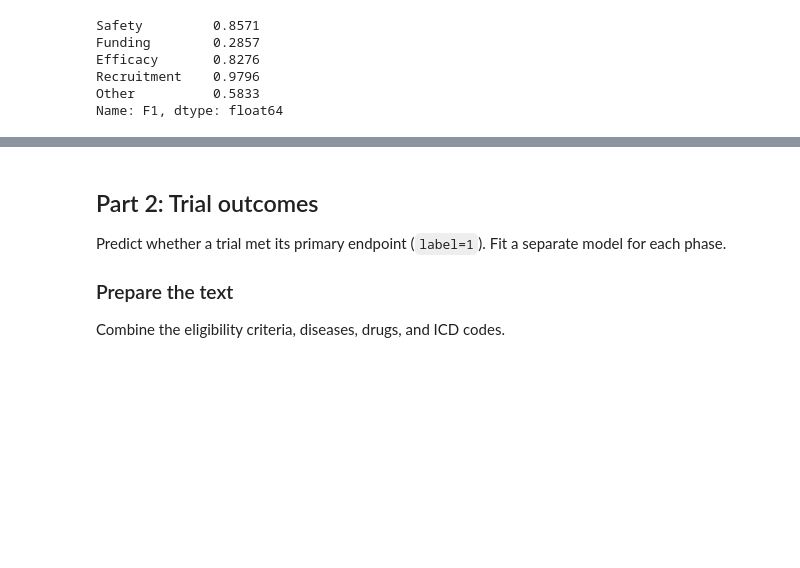
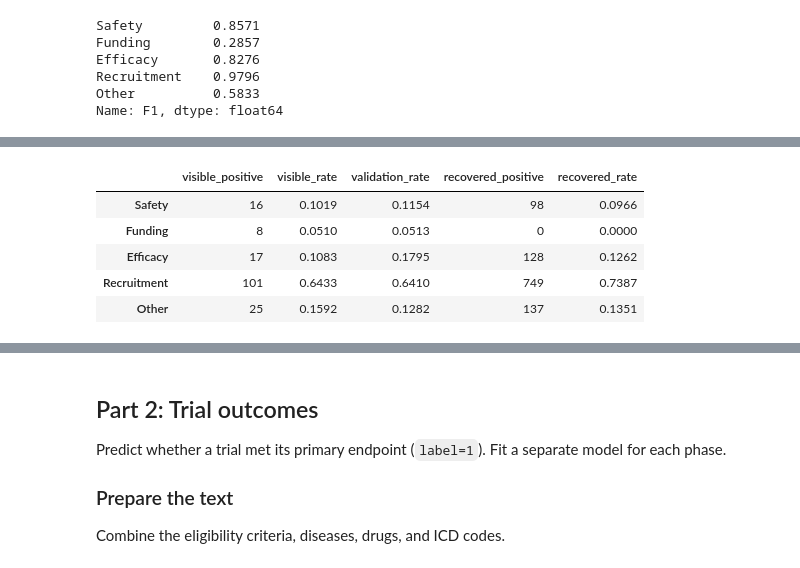
Before and after one commit to jontumalle/applied-ml-midterm, a Jupyter notebook: CS5785_Midterm_Starter.ipynb, the cells around one changed output, grey strips where cells are left out. Saved outputs shown, nothing was run; the diff lists cells and outputs as text; code cells hidden in the pictures; blank space fills up the shorter version.

Commit message:
Implement Part 1 clustering label recovery and measured report

```diff
--- a/CS5785_Midterm_Starter.ipynb
+++ b/CS5785_Midterm_Starter.ipynb
@@ -94,0 +302,75 @@ Use at least one unsupervised method, such as K-means or GMM, to recover the mis
+# %%
+selected = experiments[experiments.method.isin(["kmeans", "gmm"])].iloc[0]
+selected_y = pseudo_labels[(selected.method, int(selected.k), float(selected.pseudo_threshold))]
+selected_train_x, selected_val_x, selected_test_x = feature_sets[selected.features]
+selected_models = fit_reason_models(
+    selected_train_x, selected_y, float(selected.C),
+    np.where(label_mask, 1.0, float(selected.pseudo_weight))
+)
+selected_val_pred = threshold_reasons(reason_probabilities(selected_models, selected_val_x))
+selected_test_pred = threshold_reasons(reason_probabilities(selected_models, selected_test_x))
+assert np.isclose(reason_metrics(y_validation, selected_val_pred)["sample_f1"], selected.sample_f1)
+assert np.isin(selected_y, [0, 1]).all()
+assert np.array_equal(selected_y[label_mask], y_known)
+
+recovered_training = reason_train[["ID"]].copy()
+recovered_training[labels] = selected_y
+recovered_training["label_source"] = np.where(label_mask, "observed_train", "pseudo_train")
+recovered_training.to_csv(RESULTS_DIR / "recovered_training_labels.csv", index=False)
+validation_predictions = reason_val[["ID"]].copy()
+validation_predictions[labels] = selected_val_pred
+validation_predictions["label_source"] = "predicted_validation"
+validation_predictions.to_csv(RESULTS_DIR / "validation_predictions.csv", index=False)
+test_predictions = reason_test[["ID"]].copy()
+test_predictions[labels] = selected_test_pred
+test_predictions["label_source"] = "predicted_test"
+test_predictions.to_csv(RESULTS_DIR / "test_predictions.csv", index=False)
+# A ready-to-join reason table for Part 2: use true validation reasons when available.
+observed_validation = reason_val[["ID", *labels]].copy()
+observed_validation["label_source"] = "observed_validation"
+reason_lookup = pd.concat([recovered_training, observed_validation, test_predictions], ignore_index=True)
+assert reason_lookup.ID.is_unique
+reason_lookup.to_csv(RESULTS_DIR / "reason_lookup.csv", index=False)
+
+label_summary["recovered_positive"] = selected_y[~label_mask].sum(axis=0)
+label_summary["recovered_rate"] = selected_y[~label_mask].mean(axis=0)
+label_summary.to_csv(RESULTS_DIR / "label_summary.csv", index_label="reason")
+selection_info = {name: selected[name] for name in
+                  ("method", "features", "k", "pseudo_threshold", "pseudo_weight", "C",
+                   "sample_f1", "macro_f1")}
+selection_info["k"] = int(selection_info["k"])
+selection_info["random_state"] = 42
+selection_info["validation_configurations"] = len(experiments)
+(RESULTS_DIR / "selected_model.json").write_text(json.dumps(selection_info, indent=2) + "\n")
+print("Selected semi-supervised configuration:", selection_info)
+display(label_summary.round(4))
+
+# Generate the report table directly from measured results.
+baseline = experiments[experiments.method == "starter"].iloc[0]
+best_supervised = experiments[experiments.method == "supervised"].iloc[0]
+best_kmeans = experiments[experiments.method == "kmeans"].iloc[0]
+best_gmm = experiments[experiments.method == "gmm"].iloc[0]
+table_rows = [r"\begin{tabular}{lrrrr}", r"\toprule",
+              'Metric & Starter & Sup. & K-means & GMM \\\\', r"\midrule"]
+for metric, title in [("sample_f1", "Sample F1"), ("macro_f1", "Macro F1"), *[(x, x) for x in labels]]:
+    values = [row[metric] for row in (baseline, best_supervised, best_kmeans, best_gmm)]
+    table_rows.append(title + " & " + " & ".join(f"{value:.4f}" for value in values) + ' \\\\')
+table_rows.extend([r"\bottomrule", r"\end{tabular}"])
+(PROJECT_DIR / "writeup" / "part1_results.tex").write_text("\n".join(table_rows) + "\n")
+
+feature_rows = [r"\begin{tabular}{lrrr}", r"\toprule",
+                "Features & Supervised & K-means & GMM " + chr(92) * 2, r"\midrule"]
+for name, title in [("embeddings", "E"), ("embeddings_year", "E+Y"),
+                    ("embeddings_year_text", "E+Y+T")]:
+    values = [experiments[(experiments.method == method) & (experiments.features == name)].iloc[0].sample_f1
+              for method in ("supervised", "kmeans", "gmm")]
+    feature_rows.append(title + " & " + " & ".join(f"{value:.4f}" for value in values) + " " + chr(92) * 2)
+feature_rows.extend([r"\bottomrule", r"\end{tabular}"])
+(PROJECT_DIR / "writeup" / "part1_feature_results.tex").write_text("\n".join(feature_rows) + "\n")
+
+import platform
+from importlib.metadata import version
+environment = {name: version(name) for name in ["numpy", "pandas", "scipy", "scikit-learn", "nbclient"]}
+environment["python"] = platform.python_version()
+(RESULTS_DIR / "environment.json").write_text(json.dumps(environment, indent=2) + "\n")
+# %% [output]
@@ -94,0 +378,6 @@ Use at least one unsupervised method, such as K-means or GMM, to recover the mis
+|  | visible_positive | visible_rate | validation_rate | recovered_positive | recovered_rate |
+| Safety | 16 | 0.1019 | 0.1154 | 98 | 0.0966 |
+| Funding | 8 | 0.0510 | 0.0513 | 0 | 0.0000 |
+| Efficacy | 17 | 0.1083 | 0.1795 | 128 | 0.1262 |
+| Recruitment | 101 | 0.6433 | 0.6410 | 749 | 0.7387 |
+| Other | 25 | 0.1592 | 0.1282 | 137 | 0.1351 |
```
Also changed, not shown: parts of 10 cells of this notebook, 14 other files.
